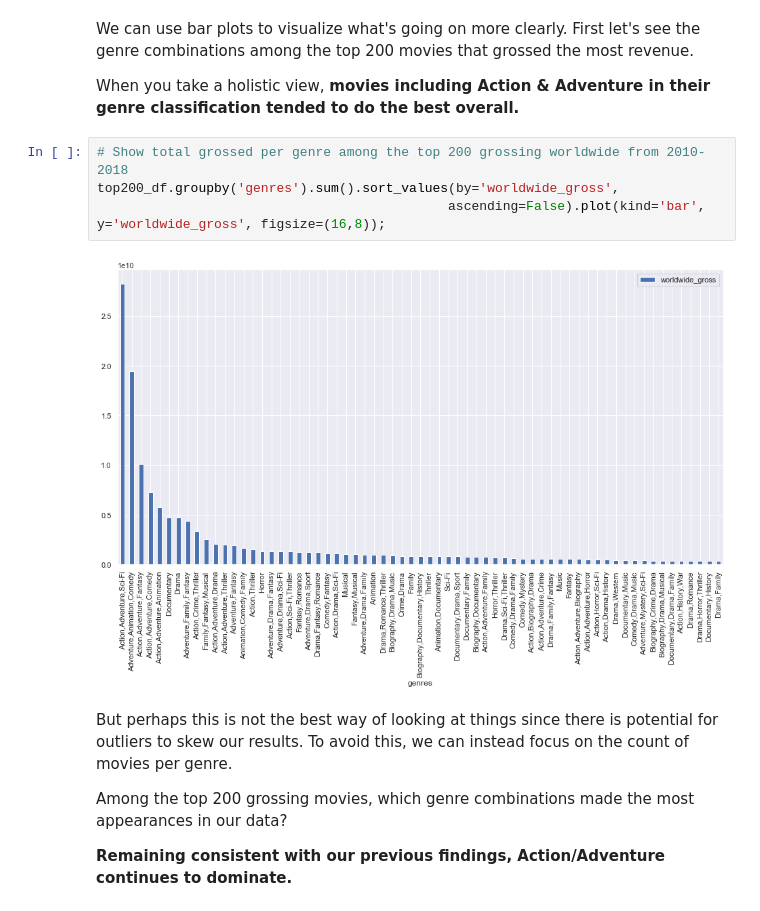
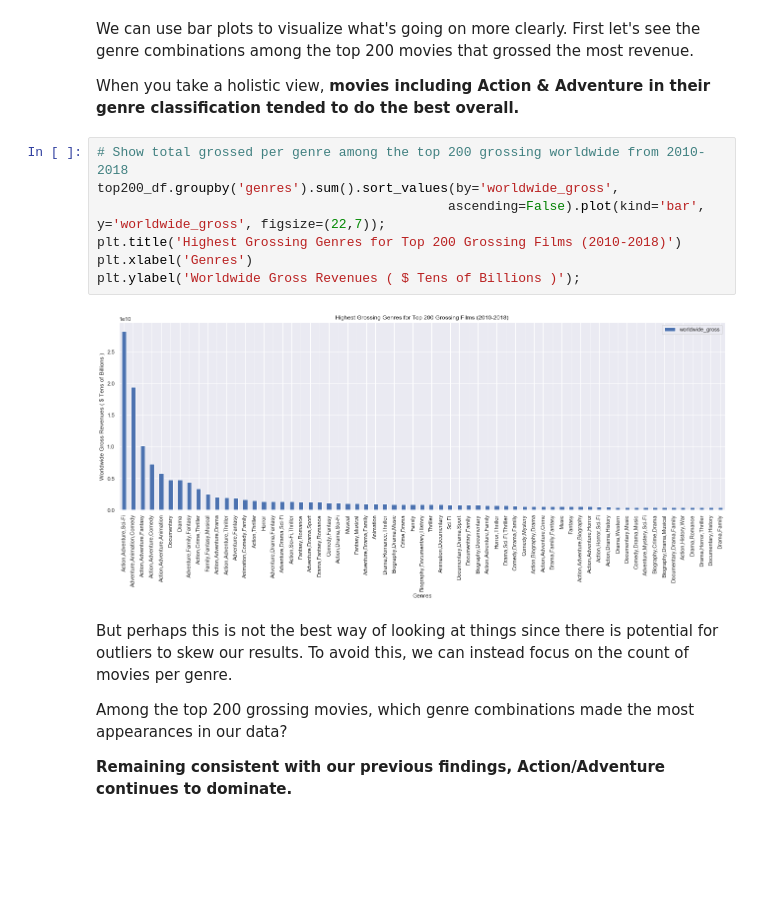
Before and after one commit to mokome/project1, a Jupyter notebook: index.ipynb, the cells around one changed output. Saved outputs shown, nothing was run; the diff lists cells and outputs as text; blank space fills up the shorter version.

Commit message:
Added graph titles, xlabels, ylabels and resized graphs

```diff
--- a/index.ipynb
+++ b/index.ipynb
@@ -238,9 +243,12 @@ When you take a holistic view, **movies including Action & Adventure in their ge
 # %%
 # Show total grossed per genre among the top 200 grossing worldwide from 2010-2018
 top200_df.groupby('genres').sum().sort_values(by='worldwide_gross',
-                                             ascending=False).plot(kind='bar', y='worldwide_gross', figsize=(16,8));
+                                             ascending=False).plot(kind='bar', y='worldwide_gross', figsize=(22,7));
+plt.title('Highest Grossing Genres for Top 200 Grossing Films (2010-2018)')
+plt.xlabel('Genres')
+plt.ylabel('Worldwide Gross Revenues ( $ Tens of Billions )');
 # %% [output]
-[figure, old version]
+[figure, new version]
 # %% [markdown]
 But perhaps this is not the best way of looking at things since there is potential for outliers to skew our results. To avoid this, we can instead focus on the count of movies per genre.
 
```
Also changed, not shown: parts of 16 cells of this notebook.
